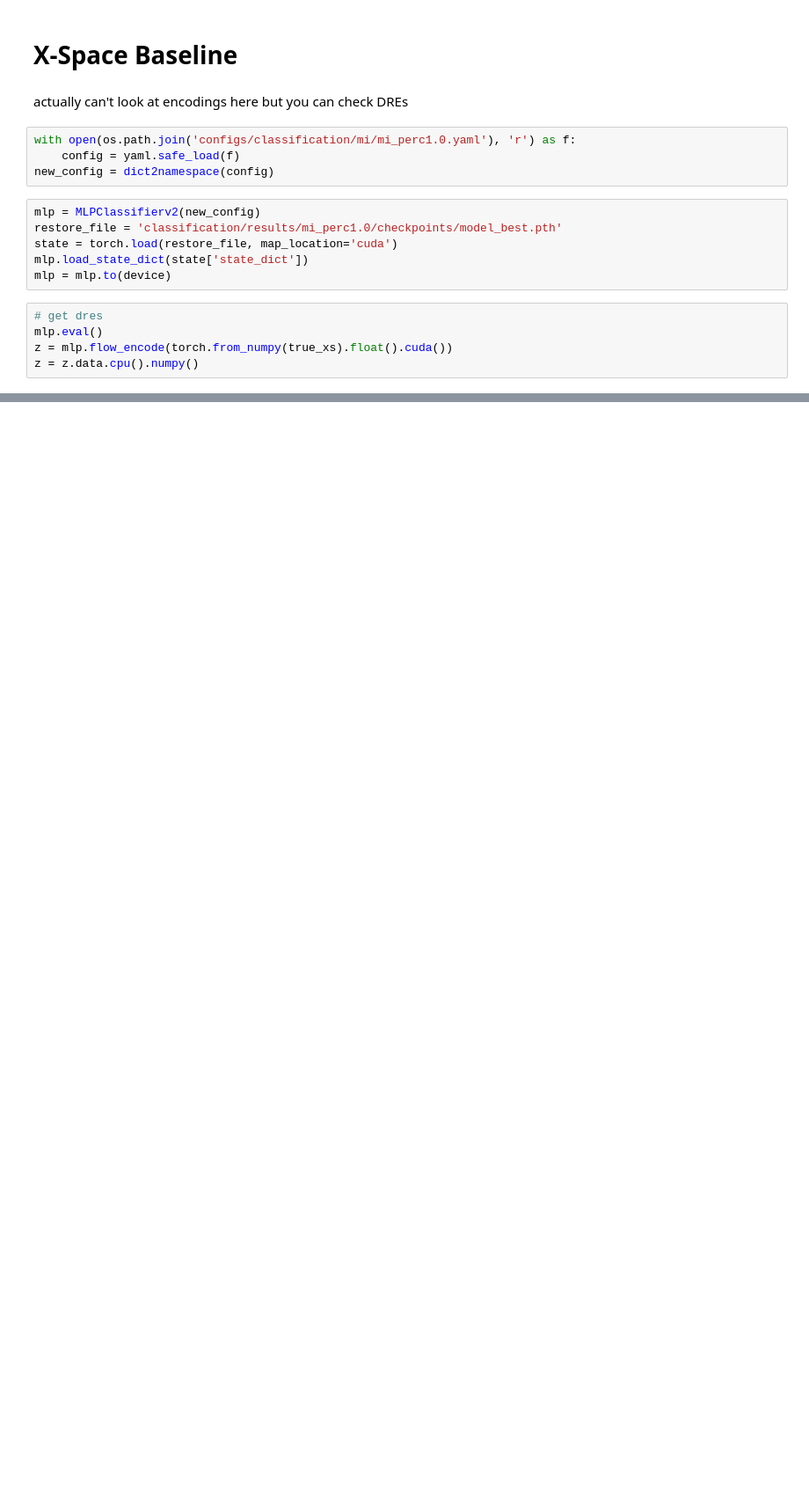
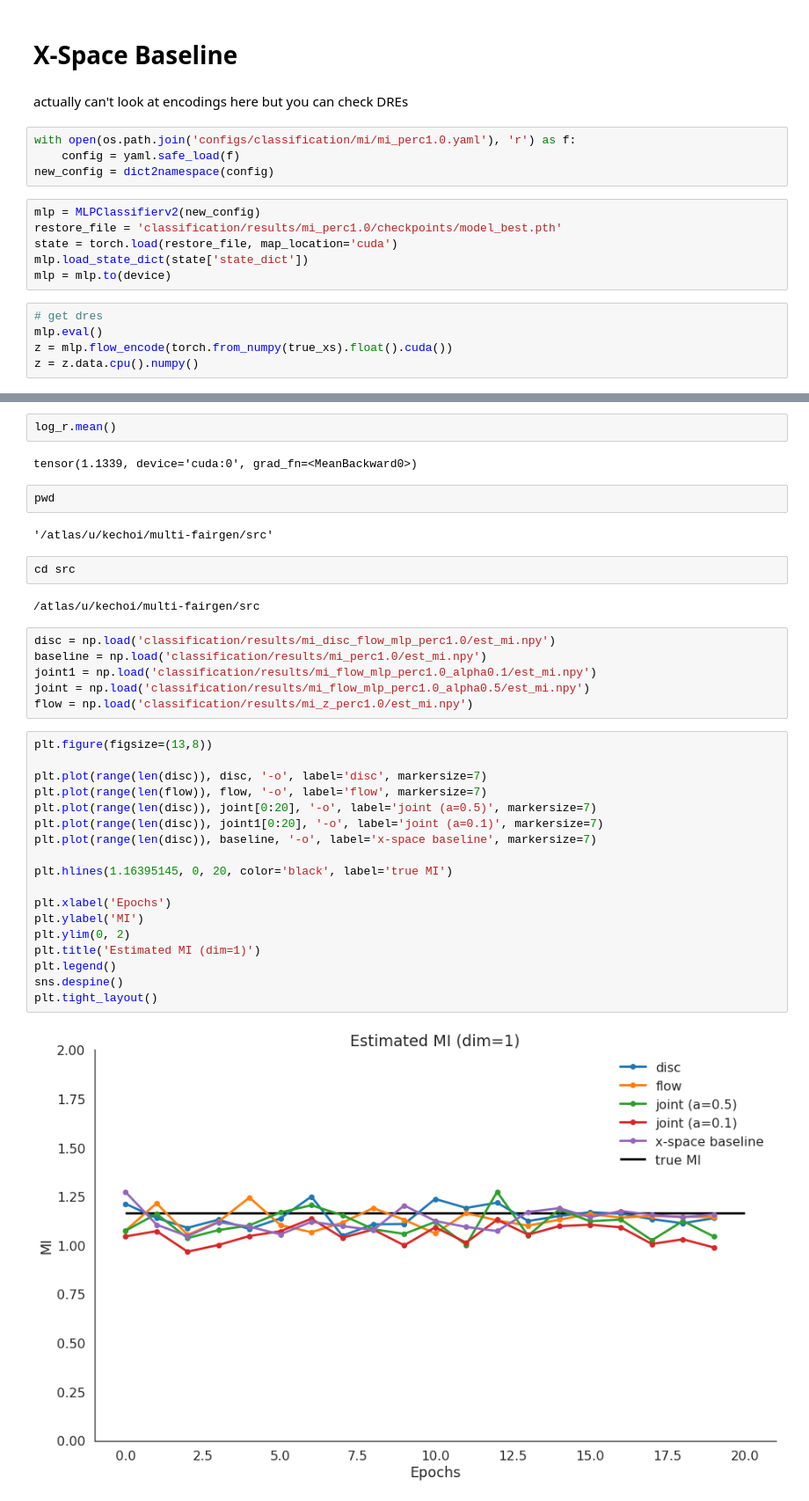
Before and after one commit to ermongroup/f-dre, a Jupyter notebook: notebooks/check-z-encodings-mi.ipynb, the cells around one changed output, grey strips where cells are left out. Shown at 88% size. Drawn from its saved outputs; the diff is of its cells as text; blank space fills up the shorter version.

```diff
--- a/notebooks/check-z-encodings-mi.ipynb
+++ b/notebooks/check-z-encodings-mi.ipynb
@@ -297,0 +327,38 @@ z = z.data.cpu().numpy()
+# %%
+log_r.mean()
+# %% [output]
+tensor(1.1339, device='cuda:0', grad_fn=<MeanBackward0>)
+# %%
+pwd
+# %% [output]
+'/atlas/u/kechoi/multi-fairgen/src'
+# %%
+cd src
+# %% [output]
+/atlas/u/kechoi/multi-fairgen/src
+# %%
+disc = np.load('classification/results/mi_disc_flow_mlp_perc1.0/est_mi.npy')
+baseline = np.load('classification/results/mi_perc1.0/est_mi.npy')
+joint1 = np.load('classification/results/mi_flow_mlp_perc1.0_alpha0.1/est_mi.npy')
+joint = np.load('classification/results/mi_flow_mlp_perc1.0_alpha0.5/est_mi.npy')
+flow = np.load('classification/results/mi_z_perc1.0/est_mi.npy')
+# %%
+plt.figure(figsize=(13,8))
+
+plt.plot(range(len(disc)), disc, '-o', label='disc', markersize=7)
+plt.plot(range(len(flow)), flow, '-o', label='flow', markersize=7)
+plt.plot(range(len(disc)), joint[0:20], '-o', label='joint (a=0.5)', markersize=7)
+plt.plot(range(len(disc)), joint1[0:20], '-o', label='joint (a=0.1)', markersize=7)
+plt.plot(range(len(disc)), baseline, '-o', label='x-space baseline', markersize=7)
+
+plt.hlines(1.16395145, 0, 20, color='black', label='true MI')
+
+plt.xlabel('Epochs')
+plt.ylabel('MI')
+plt.ylim(0, 2)
+plt.title('Estimated MI (dim=1)')
+plt.legend()
+sns.despine()
+plt.tight_layout()
+# %% [output]
+[figure, added]
```
Also changed, not shown: parts of 38 cells of this notebook, 40 other files.
